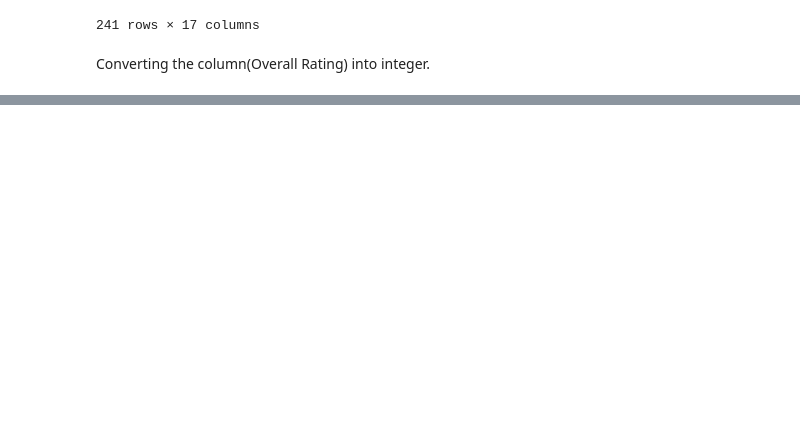
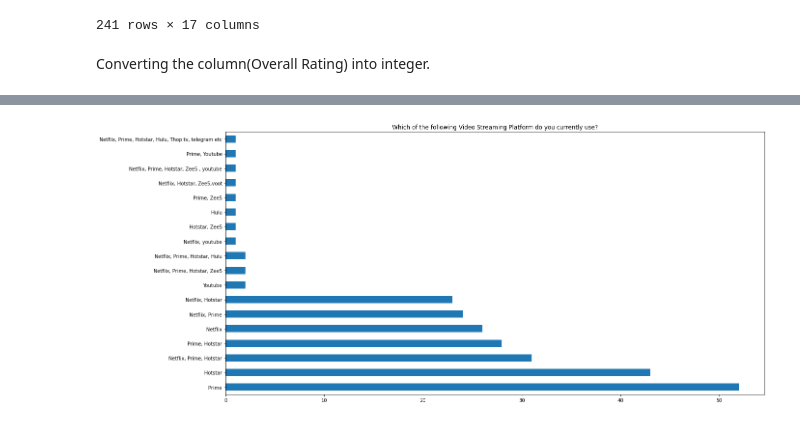
Before and after one commit to snehachauhan/project_final, a Jupyter notebook: OTT.ipynb, the cells around one changed output, grey strips where cells are left out. Saved outputs shown, nothing was run; the diff lists cells and outputs as text; code cells hidden in the pictures; blank space fills up the shorter version.

```diff
--- a/OTT.ipynb
+++ b/OTT.ipynb
@@ -594,0 +776,6 @@ data
+# %%
+data['Currently Used VSPA'].value_counts().plot(kind='barh',figsize=(20,10))
+plt.title("Which of the following Video Streaming Platform do you currently use?")
+plt.show()
+# %% [output]
+[figure, added]
```
Also changed, not shown: parts of 54 cells of this notebook.
